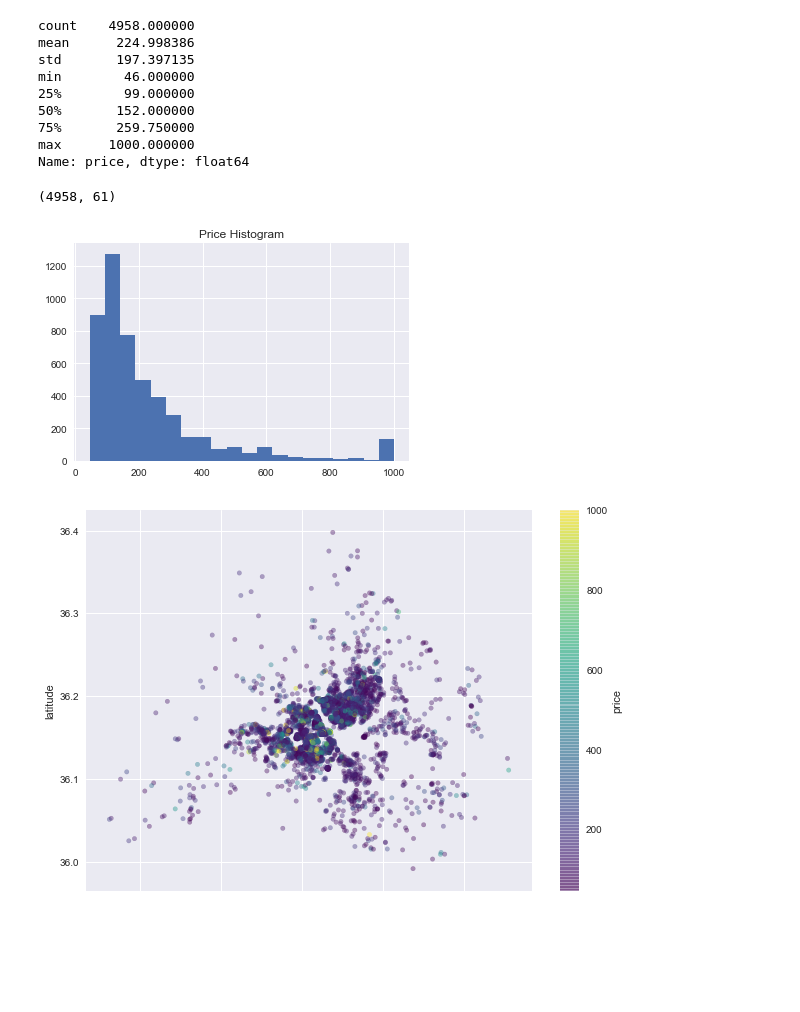
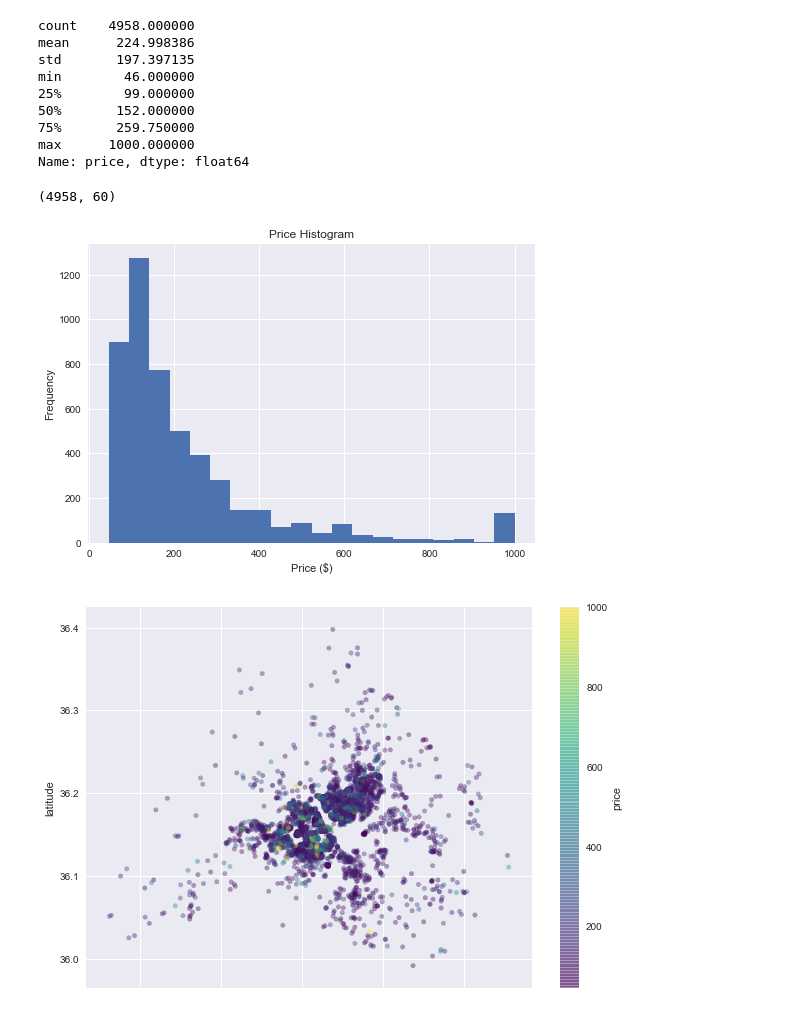
Before and after one commit to dtaylor072/nashville_airbnb, a Jupyter notebook: modeling.ipynb, the cells around one changed output. Saved outputs shown, nothing was run; the diff lists cells and outputs as text; code cells hidden in the pictures; blank space fills up the shorter version.

```diff
--- a/modeling.ipynb
+++ b/modeling.ipynb
@@ -62,7 +67,6 @@ features = ['id',
             'cancellation_policy',
             'require_guest_profile_picture',
             'require_guest_phone_verification',
-            'calculated_host_listings_count',
             'reviews_per_month']
 # %%
 raw_data = pd.read_csv('data/listings.csv', true_values=['t'], false_values=['f'], usecols=features,
@@ -138,13 +144,15 @@ Name: price, dtype: float64
 # %%
 df.shape
 # %% [output]
-(4958, 61)
+(4958, 60)
 # %%
 plt.hist(df.price, bins=20)
 plt.title('Price Histogram')
+plt.xlabel('Price ($)')
+plt.ylabel('Frequency')
 plt.show()
 # %% [output]
-[figure, old version]
+[figure, new version]
 # %%
 df.plot(kind="scatter", x="longitude", y="latitude",
     c="price", cmap=plt.get_cmap("viridis"),
```
Also changed, not shown: parts of 40 cells of this notebook.
